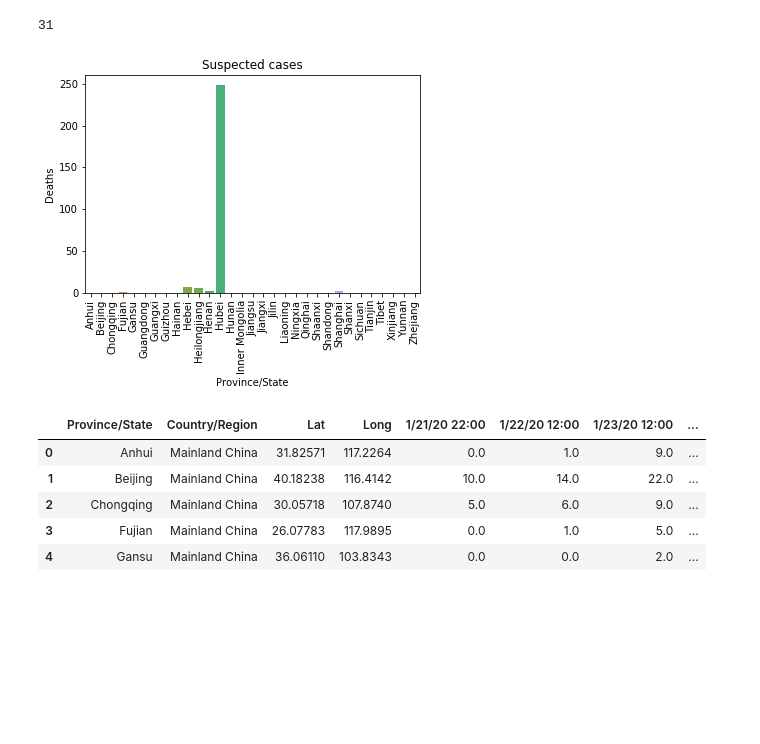
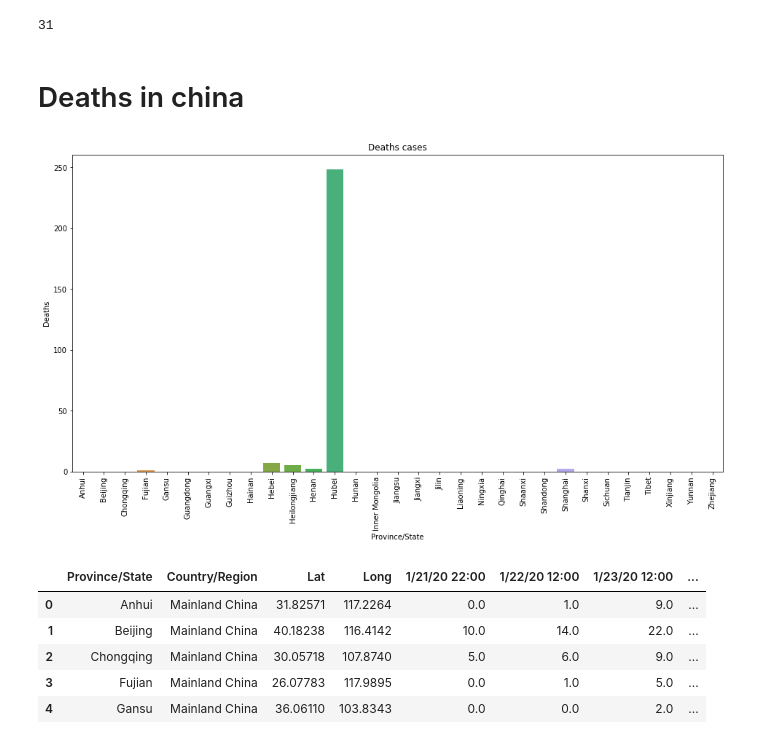
Before and after one commit to shadab4150/Clustering_projects, a Jupyter notebook: coronavirus_map.ipynb, the cells around one changed output. Saved outputs shown, nothing was run; the diff lists cells and outputs as text; code cells hidden in the pictures; blank space fills up the shorter version.

```diff
--- a/coronavirus_map.ipynb
+++ b/coronavirus_map.ipynb
@@ -119,11 +125,15 @@ plt.xticks(np.arange(31),china_cases['Province/State'].values,rotation=90);
 china_cases.shape[0]
 # %% [output]
 31
+# %% [markdown]
+# Deaths in china
 # %%
+plt.figure(1,figsize=(16,8))
 sns.barplot(data=china_cases,x='Province/State',y='Deaths');
-plt.title('Suspected cases')
-plt.xticks(np.arange(31),china_cases['Province/State'].values,rotation=90);
+plt.title('Deaths cases')
+plt.xticks(np.arange(31),china_cases['Province/State'].values,rotation=90)
+plt.show()
 # %% [output]
-[figure, old version]
+[figure, new version]
 # %%
 df1 = pd.read_csv('/content/corona/time_series_2019_ncov_confirmed.csv')
```
Also changed, not shown: parts of 31 cells of this notebook.
